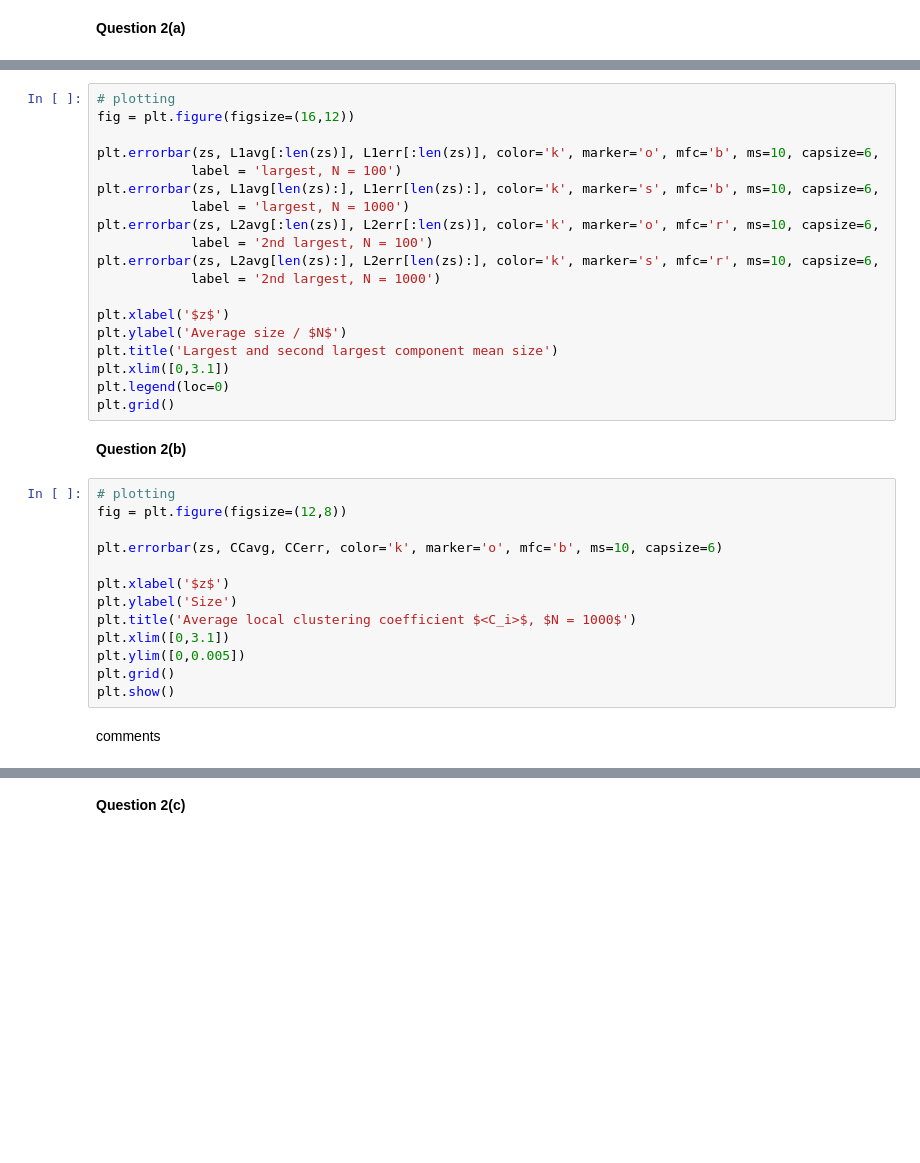
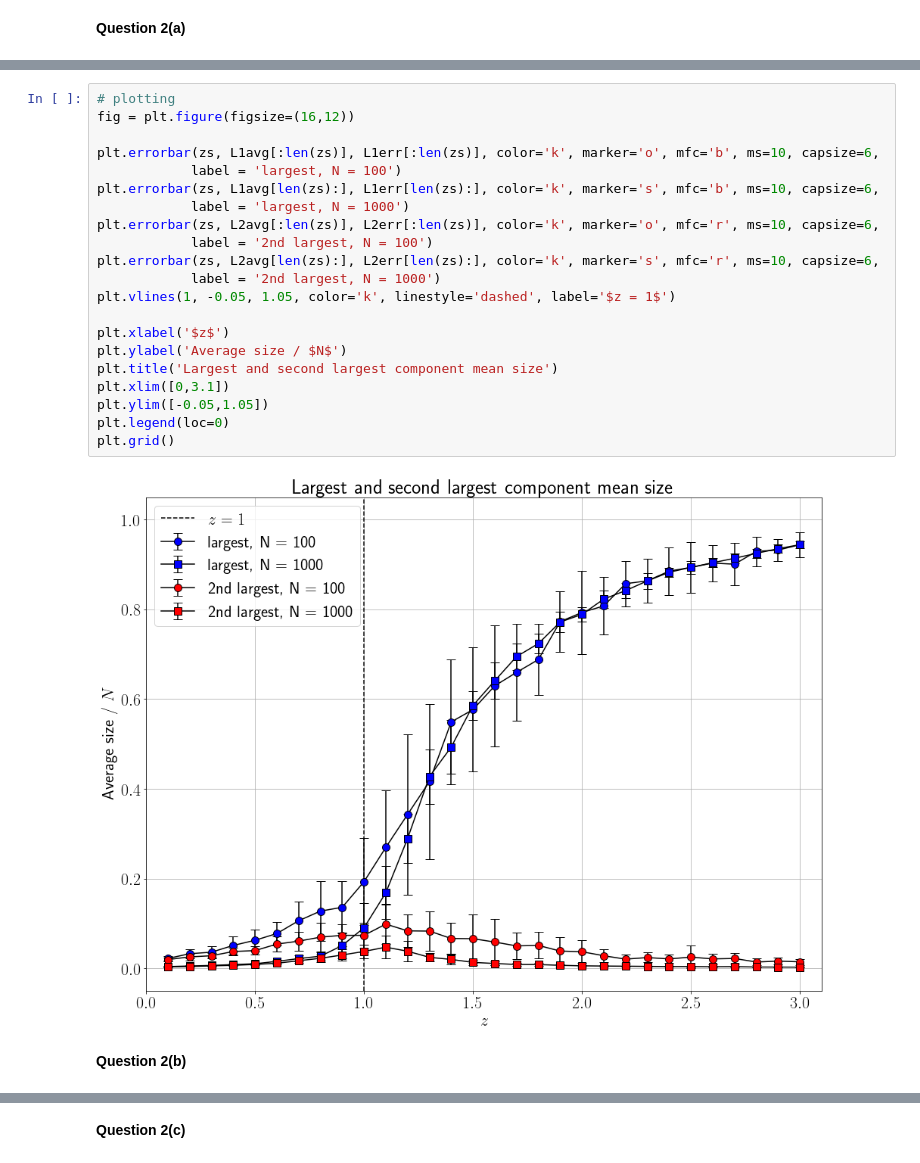
Before and after one commit to ndoyle815/MA933, a Jupyter notebook: MA933_assignment3_2260253.ipynb, the cells around one changed output, grey strips where cells are left out. Cells and saved outputs as stored; diff of their text form; blank space fills up the shorter version.

```diff
--- a/MA933_assignment3_2260253.ipynb
+++ b/MA933_assignment3_2260253.ipynb
@@ -103,36 +115,25 @@ Below we plot the largest and second largest component mean size scaled by $N$ f
 # %%
 # plotting
 fig = plt.figure(figsize=(16,12))
 
 plt.errorbar(zs, L1avg[:len(zs)], L1err[:len(zs)], color='k', marker='o', mfc='b', ms=10, capsize=6,
             label = 'largest, N = 100')
 plt.errorbar(zs, L1avg[len(zs):], L1err[len(zs):], color='k', marker='s', mfc='b', ms=10, capsize=6,
             label = 'largest, N = 1000')
 plt.errorbar(zs, L2avg[:len(zs)], L2err[:len(zs)], color='k', marker='o', mfc='r', ms=10, capsize=6,
             label = '2nd largest, N = 100')
 plt.errorbar(zs, L2avg[len(zs):], L2err[len(zs):], color='k', marker='s', mfc='r', ms=10, capsize=6,
             label = '2nd largest, N = 1000')
+plt.vlines(1, -0.05, 1.05, color='k', linestyle='dashed', label='$z = 1$')
 
 plt.xlabel('$z$')
 plt.ylabel('Average size / $N$')
 plt.title('Largest and second largest component mean size')
 plt.xlim([0,3.1])
+plt.ylim([-0.05,1.05])
 plt.legend(loc=0)
 plt.grid()
+# %% [output]
+[figure, added]
 # %% [markdown]
 **Question 2(b)**
-# %%
-# plotting
-fig = plt.figure(figsize=(12,8))
-
-plt.errorbar(zs, CCavg, CCerr, color='k', marker='o', mfc='b', ms=10, capsize=6)
-
-plt.xlabel('$z$')
-plt.ylabel('Size')
-plt.title('Average local clustering coefficient $<C_i>$, $N = 1000$')
-plt.xlim([0,3.1])
-plt.ylim([0,0.005])
-plt.grid()
-plt.show()
-# %% [markdown]
-comments
```
Also changed, not shown: parts of 39 cells of this notebook.
